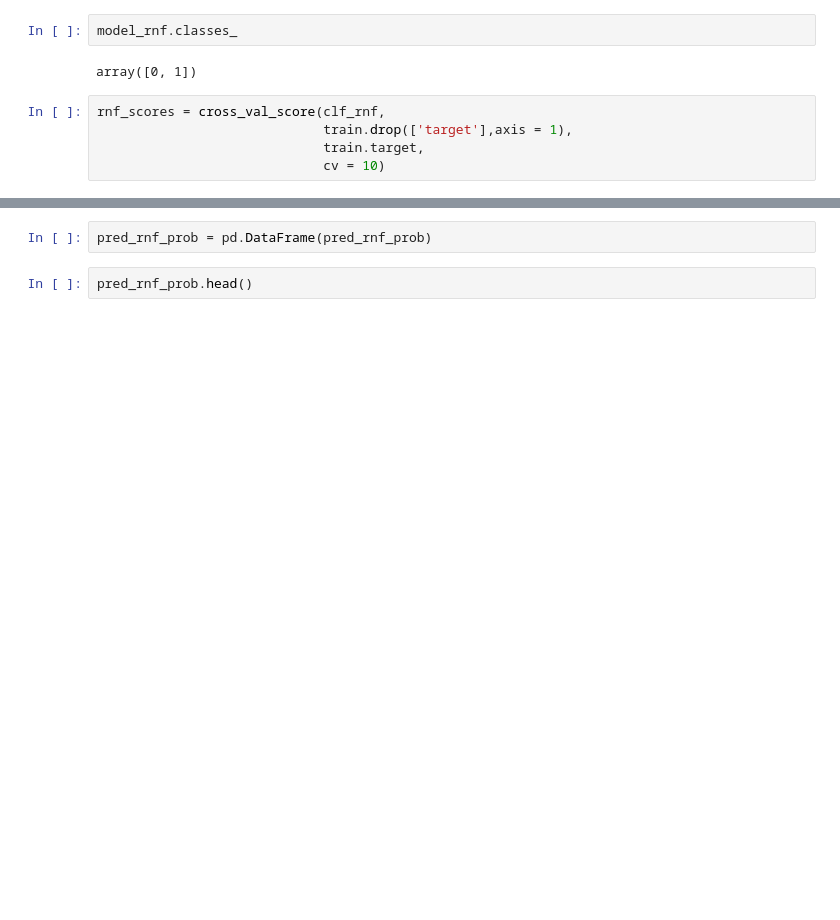
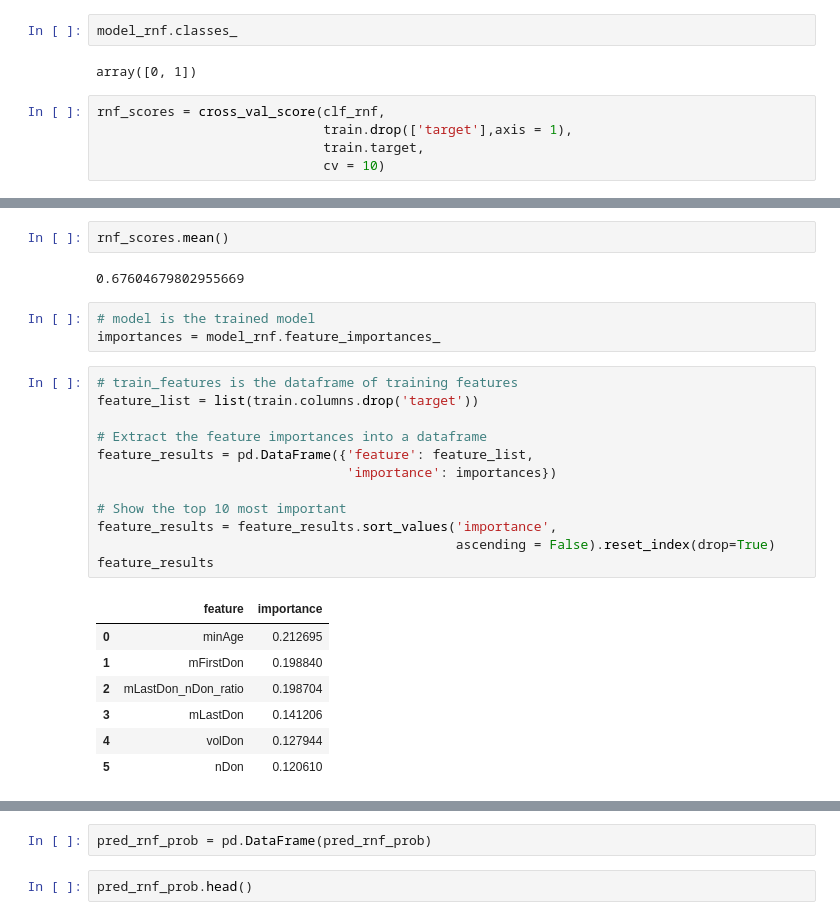
Before and after one commit to JohnErnestBonanno/BloodDonation, a Jupyter notebook: BloodDonation.ipynb, the cells around one changed output, grey strips where cells are left out. Saved outputs shown, nothing was run; the diff lists cells and outputs as text; blank space fills up the shorter version.

```diff
--- a/BloodDonation.ipynb
+++ b/BloodDonation.ipynb
@@ -154,3 +214,30 @@ rnf_scores = cross_val_score(clf_rnf,
+# %%
+rnf_scores.mean()
+# %% [output]
+0.67604679802955669
+# %%
+# model is the trained model
+importances = model_rnf.feature_importances_
+# %%
+# train_features is the dataframe of training features
+feature_list = list(train.columns.drop('target'))
+
+# Extract the feature importances into a dataframe
+feature_results = pd.DataFrame({'feature': feature_list,
+                                'importance': importances})
+
+# Show the top 10 most important
+feature_results = feature_results.sort_values('importance',
+                                              ascending = False).reset_index(drop=True)
+feature_results
+# %% [output]
+|  | feature | importance |
+| 0 | minAge | 0.212695 |
+| 1 | mFirstDon | 0.198840 |
+| 2 | mLastDon_nDon_ratio | 0.198704 |
+| 3 | mLastDon | 0.141206 |
+| 4 | volDon | 0.127944 |
+| 5 | nDon | 0.120610 |
 # %%
 rnf_scores.mean()
 # %% [output]
```
Also changed, not shown: parts of 28 cells of this notebook, 1 other file.
